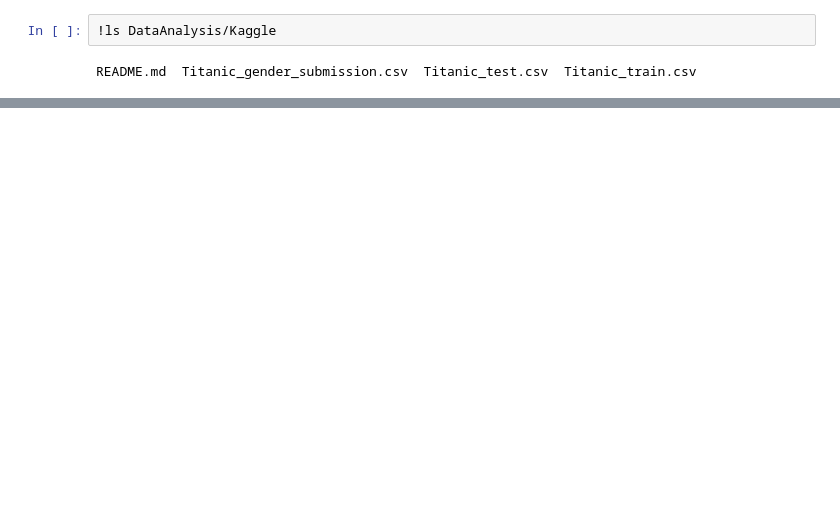
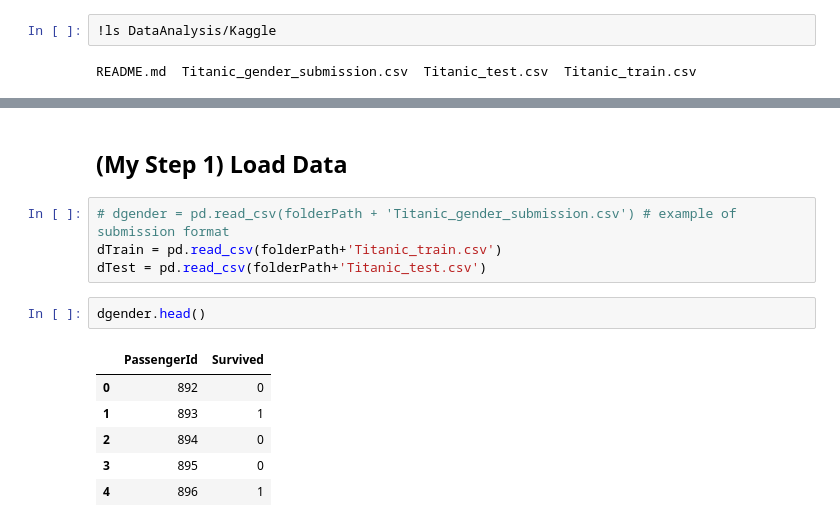
Before and after one commit to Yan4S/DataAnalysis, a Jupyter notebook: Titanic.ipynb, the cells around one changed output, grey strips where cells are left out. Drawn from its saved outputs; the diff is of its cells as text; blank space fills up the shorter version.

```diff
--- a/Titanic.ipynb
+++ b/Titanic.ipynb
@@ -16,0 +511,15 @@ README.md  Titanic_gender_submission.csv  Titanic_test.csv  Titanic_train.csv
+# %% [markdown]
+## (My Step 1) Load Data
+# %%
+# dgender = pd.read_csv(folderPath + 'Titanic_gender_submission.csv') # example of submission format
+dTrain = pd.read_csv(folderPath+'Titanic_train.csv')
+dTest = pd.read_csv(folderPath+'Titanic_test.csv')
+# %%
+dgender.head()
+# %% [output]
+|  | PassengerId | Survived |
+| 0 | 892 | 0 |
+| 1 | 893 | 1 |
+| 2 | 894 | 0 |
+| 3 | 895 | 0 |
+| 4 | 896 | 1 |
```
Also changed, not shown: parts of 5 cells of this notebook.
